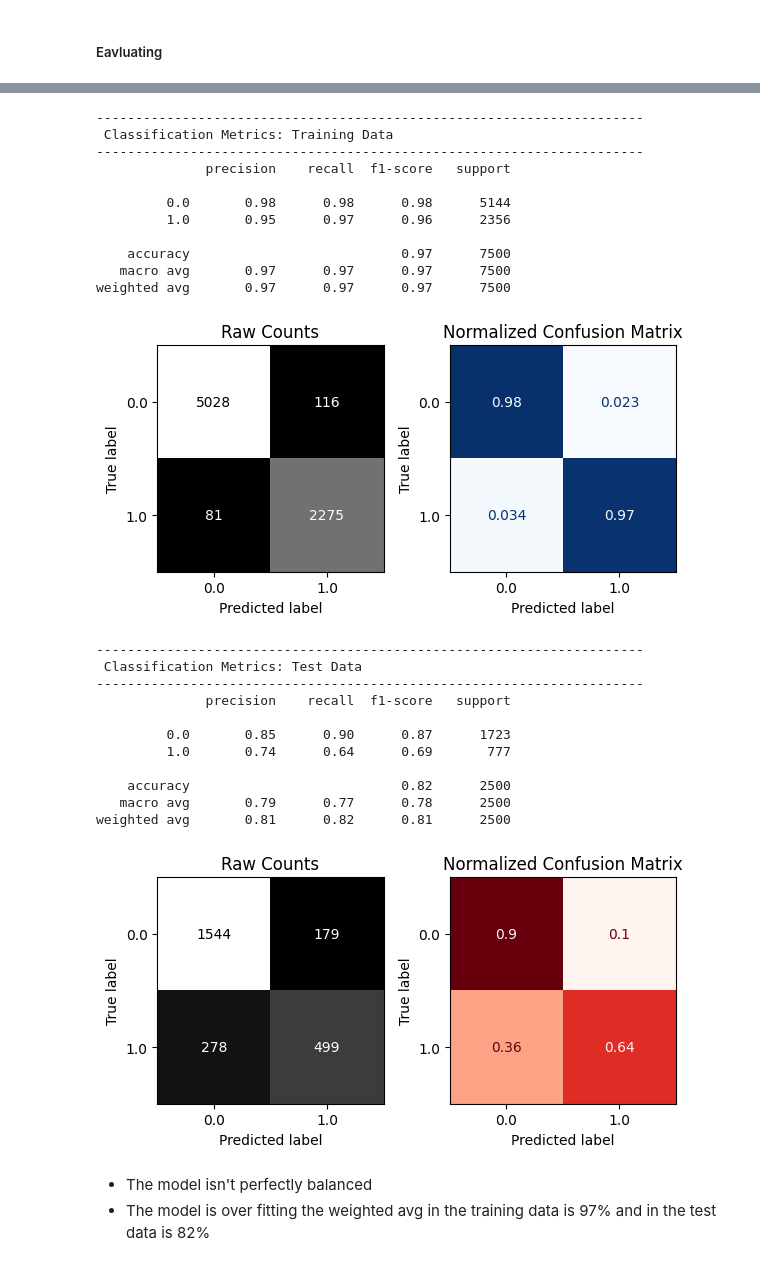
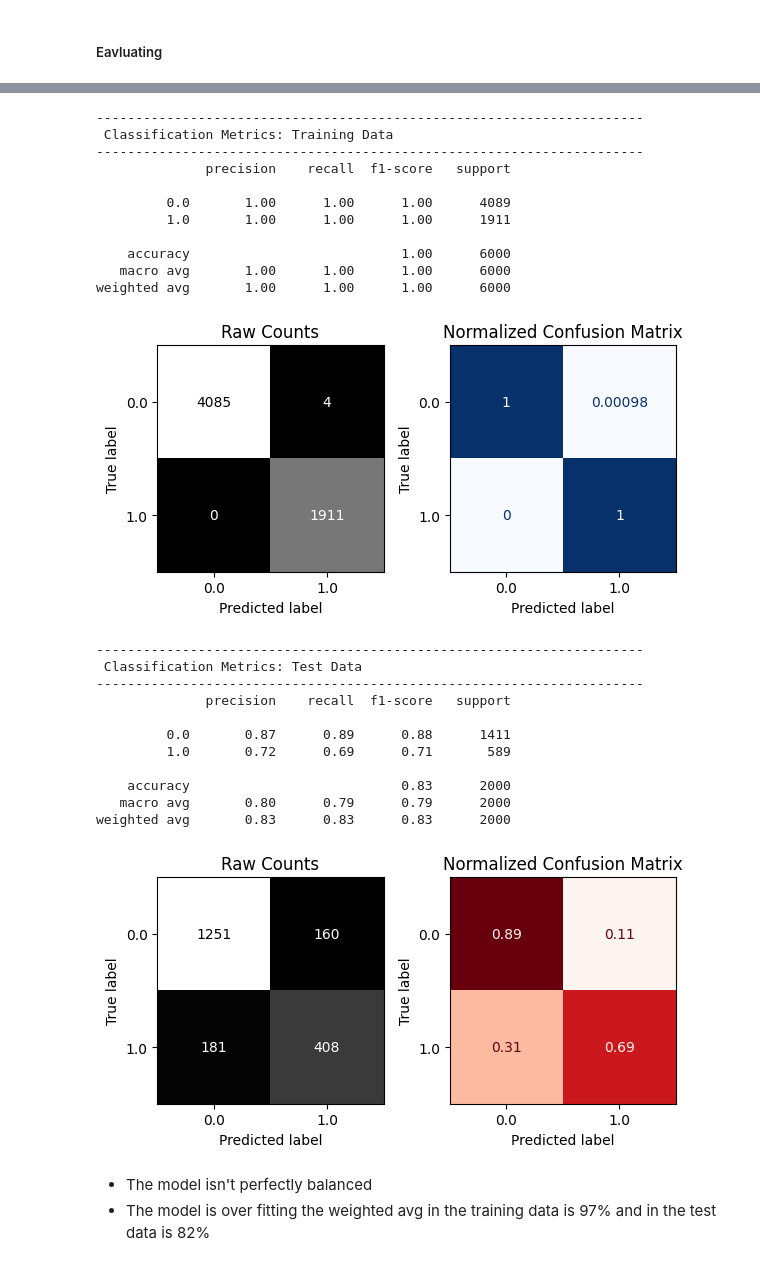
Before and after one commit to Khalil-Salama/Car_insurance-_claim, a Jupyter notebook: Insurance_car_claim.ipynb, the cells around one changed output, grey strips where cells are left out. Cells and saved outputs as stored; diff of their text form; code cells hidden in the pictures.

```diff
--- a/Insurance_car_claim.ipynb
+++ b/Insurance_car_claim.ipynb
@@ -152,6 +176,3 @@ df.drop(columns=['ID'],inplace=True)
-# %%
-###Dropping column credit score
-df.drop(columns=['CREDIT_SCORE'],inplace=True)
 # %% [markdown]
 ##### Droping column postal code because it dosent give us any usefull information about our analysis.
 # %%
@@ -670,10 +712,15 @@ from sklearn.pipeline import make_pipeline
 
 y= df['OUTCOME']
 X = df.loc[ :, "AGE":"PAST_ACCIDENTS"]
-###runing the X_train, X_test
-X_train, X_test, y_train, y_test = train_test_split(X, y, random_state=42)
+###Split the data into train_val and test data
+X_train_val,X_test,y_train_val,y_test=train_test_split(X, y,test_size=0.2,random_state=42)
+###Split the X_train_val into train and val data
+X_train, X_val, y_train, y_val = train_test_split(X_train_val, y_train_val, random_state=42)
 
-###Display X_train, Y_train
-display(X_train.head(3), y_train.head(3))
-display(y_train.value_counts())
+display(X_train.shape)
+display(X_test.shape)
+display(X_val.shape)
+display(y_train.shape)
+display(y_test.shape)
+display(y_val.shape)
 # %% [output]
@@ -956,33 +1005,33 @@ Pipeline(steps=[('columntransformer',
                 ('randomforestclassifier',
                  RandomForestClassifier(random_state=42))])
 # %%
-###Obtain complete evaluation for best performing model (k = 21)
-evaluate_classification(rf_pipe, X_train, y_train, X_test, y_test)
+###Obtain complete evaluation
+evaluate_classification(rf_pipe, X_train, y_train, X_val, y_val)
 # %% [output]
 ----------------------------------------------------------------------
  Classification Metrics: Training Data
 ----------------------------------------------------------------------
               precision    recall  f1-score   support
 
-         0.0       0.98      0.98      0.98      5144
-         1.0       0.95      0.97      0.96      2356
+         0.0       1.00      1.00      1.00      4089
+         1.0       1.00      1.00      1.00      1911
 
-    accuracy                           0.97      7500
-   macro avg       0.97      0.97      0.97      7500
-weighted avg       0.97      0.97      0.97      7500
+    accuracy                           1.00      6000
+   macro avg       1.00      1.00      1.00      6000
+weighted avg       1.00      1.00      1.00      6000
-[figure, old version]
+[figure, new version]
 ----------------------------------------------------------------------
  Classification Metrics: Test Data
 ----------------------------------------------------------------------
               precision    recall  f1-score   support
 
-         0.0       0.85      0.90      0.87      1723
-         1.0       0.74      0.64      0.69       777
+         0.0       0.87      0.89      0.88      1411
+         1.0       0.72      0.69      0.71       589
 
-    accuracy                           0.82      2500
-   macro avg       0.79      0.77      0.78      2500
-weighted avg       0.81      0.82      0.81      2500
+    accuracy                           0.83      2000
+   macro avg       0.80      0.79      0.79      2000
+weighted avg       0.83      0.83      0.83      2000
-[figure, old version]
+[figure, new version]
 # %% [markdown]
 - The model isn't perfectly balanced
 - The model is over fitting the weighted avg in the training data is 97% and in the test data is 82%
```
Also changed, not shown: parts of 52 cells of this notebook.
